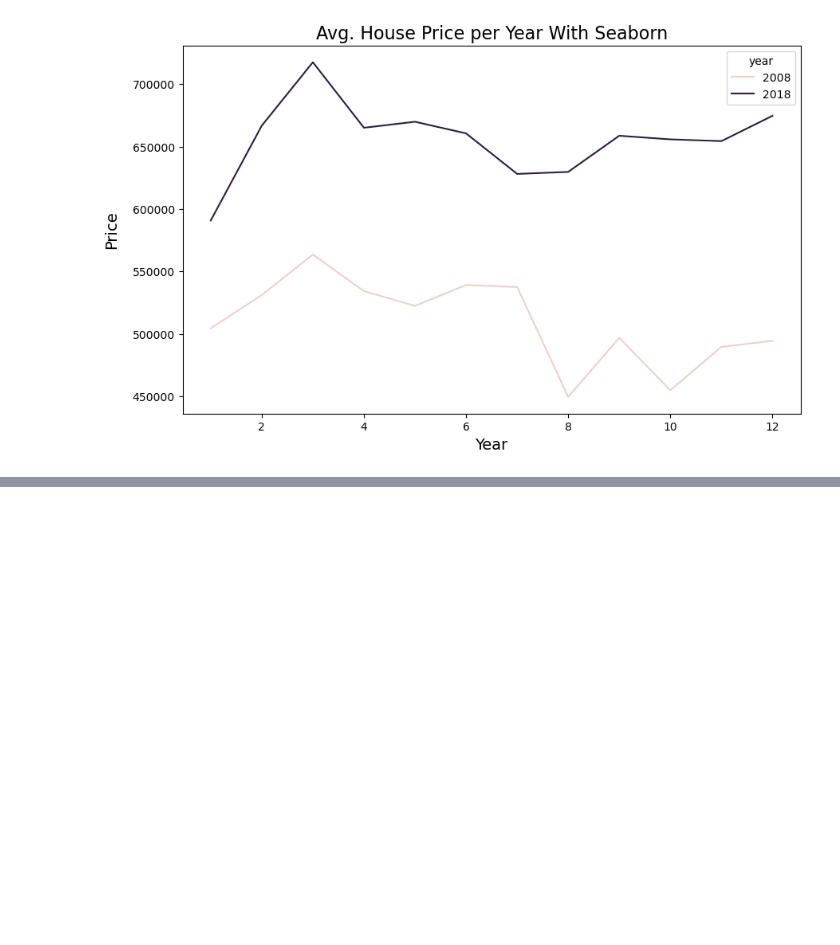
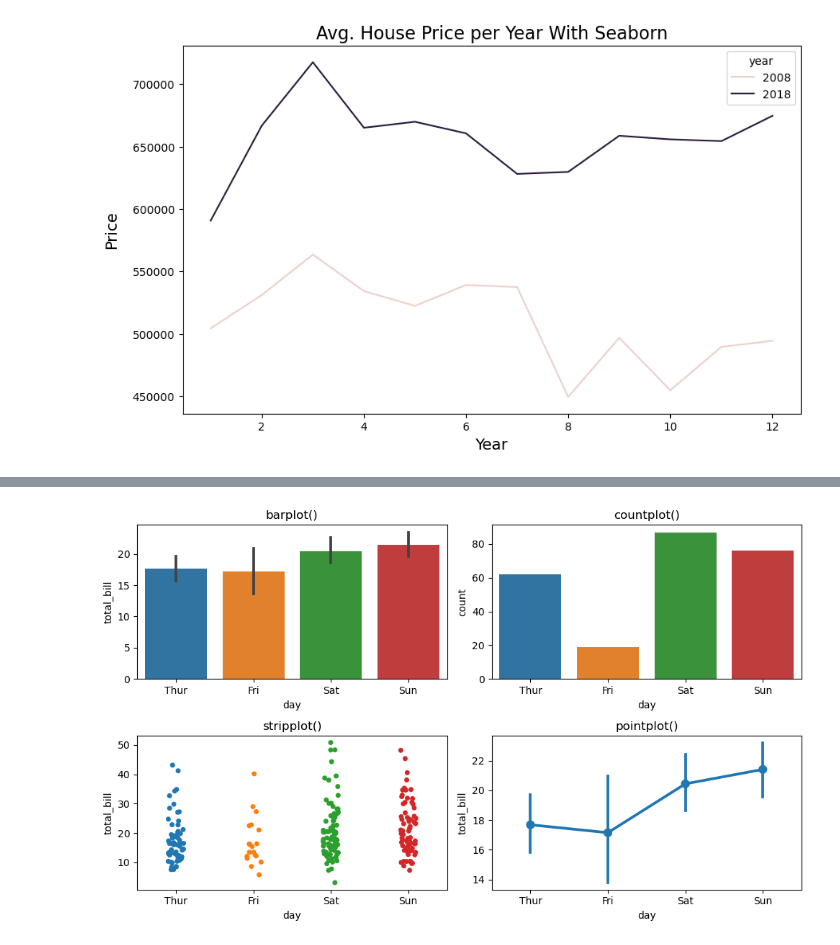
Before and after one commit to dschloe/streamlitbook-saraevan, a Jupyter notebook: ch02/step03_matplotlib_seaborn.ipynb, the cells around one changed output, grey strips where cells are left out. Drawn from its saved outputs; the diff is of its cells as text; code cells hidden in the pictures; blank space fills up the shorter version.

```diff
--- a/ch02/step03_matplotlib_seaborn.ipynb
+++ b/ch02/step03_matplotlib_seaborn.ipynb
@@ -191,3 +191,9 @@ plt.savefig('output/seaborn01.png', dpi=200)
 plt.show()
 # %% [output]
 [figure]
+# %%
+import seaborn as sns
+
+# 데이터 가져오기
+tips = sns.load_dataset("tips")
+tips.head()
@@ -193,0 +207,22 @@ plt.show()
+# %%
+import matplotlib.pyplot as plt
+
+fig, ax = plt.subplots(nrows = 2, ncols = 2, figsize=(10, 6))
+
+sns.barplot(x="day", y="total_bill", data=tips, ax = ax[0, 0])
+ax[0, 0].set_title('barplot()')
+
+sns.countplot(x="day", data=tips, ax = ax[0, 1])
+ax[0, 1].set_title('countplot()')
+
+sns.stripplot(x="day", y="total_bill", data=tips, ax = ax[1, 0])
+ax[1, 0].set_title('stripplot()')
+
+sns.pointplot(x="day", y="total_bill", data=tips, ax = ax[1, 1])
+ax[1, 1].set_title('pointplot()')
+
+plt.tight_layout()
+plt.savefig('output/seaborn02.png', dpi=200)
+plt.show()
+# %% [output]
+[figure, added]
```
Also changed, not shown: parts of 2 cells of this notebook, 3 other files.
